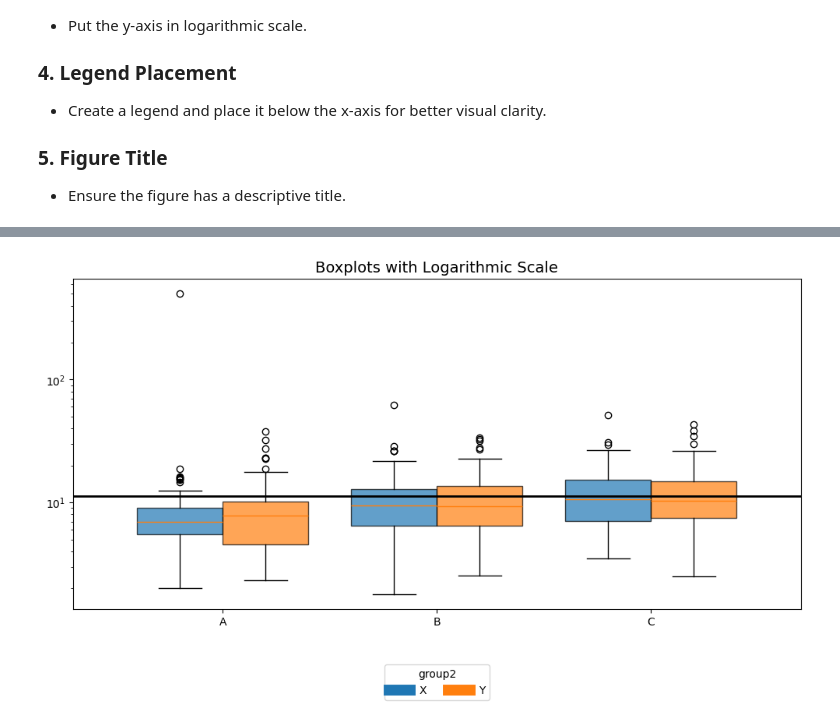
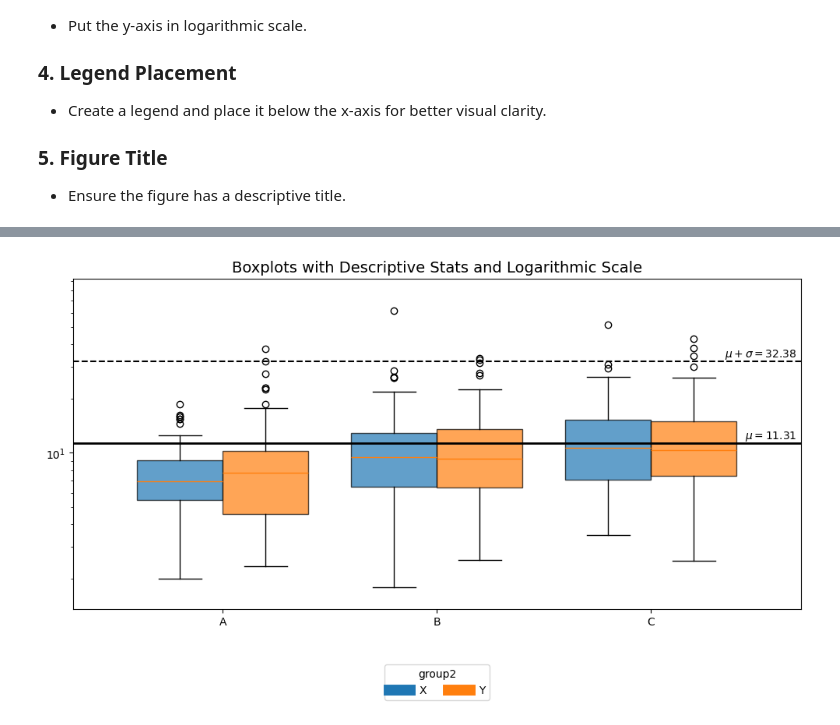
Before and after one commit to Calliope24601/python-for-data-science, a Jupyter notebook: assignment5.ipynb, the cells around one changed output, grey strips where cells are left out. Saved outputs shown, nothing was run; the diff lists cells and outputs as text; code cells hidden in the pictures.

```diff
--- a/assignment5.ipynb
+++ b/assignment5.ipynb
@@ -715,5 +732,8 @@ print((df["value"]==0).sum()) #jestli mi to něco bude kazit
 # %%
-# the last part is separately, since the log scale and (prum - odch) line do not mix
+# podle instrukcí jsem sem vrátila vyznačený mean a (mean + std), ale (mean - std) je záporný, což nevím, jak bych do logaritmické škály dostala
+# jo a přeškálovala jsem to, aby nešel vidět ten max_value (ale stále se s ním počítalo)
+# kdybych ji mohla úplně oddělat (jak jsem zkusila v předchozí buňce), byl by (mean - std) kladný a šlo by to vyznačit
+
 
 fig, ax = plt.subplots(figsize=(10, 6))
 
@@ -746,32 +766,56 @@ legend_handles = [
     plt.Line2D([0], [0], color=plt.cm.tab10(i % 10), lw=10)
     for i in range(n2)
 ]
 
 #ax.legend(legend_handles, group2_levels, title="group2")
 
 ax.legend(
     legend_handles,
     group2_levels,
     title="group2",
     loc="upper center",
     bbox_to_anchor=(0.5, -0.15),
     ncol=len(group2_levels)
 )
 
 
 prum = df["value"].mean()
 odch = df["value"].std()
 
 #add lines
 ax.axhline(prum, color="black", linestyle="-", linewidth=2)
+ax.axhline(prum + odch, color="black", linestyle="--", linewidth=1.5)
 
+
+#add labels
+ax.text(
+    x=len(group1_levels) - 0.32,
+    y=prum,
+    s=rf"$\mu = {prum:.2f}$",
+    va="bottom", ha="right", fontsize=10
+)
+
+ax.text(
+    x=len(group1_levels) - 0.32,
+    y=prum + odch,
+    s=rf"$\mu + \sigma = {prum + odch:.2f}$",
+    va="bottom", ha="right", fontsize=10
+)
+
+
+#ax.set_ylim(top=max2)
 
 #log scale
 ax.set_yscale('log')
 
-ax.set_title("Boxplots with Logarithmic Scale", fontsize=14)
+
+df1 = df[df["value"] != max_value]
+max2 = df1["value"].max()
+ax.set_ylim(top=max2*1.5)
+
+ax.set_title("Boxplots with Descriptive Stats and Logarithmic Scale", fontsize=14)
 
 plt.tight_layout()
 plt.show()
 # %% [output]
-[figure, old version]
+[figure, new version]
```
Also changed, not shown: parts of 2 cells of this notebook.
